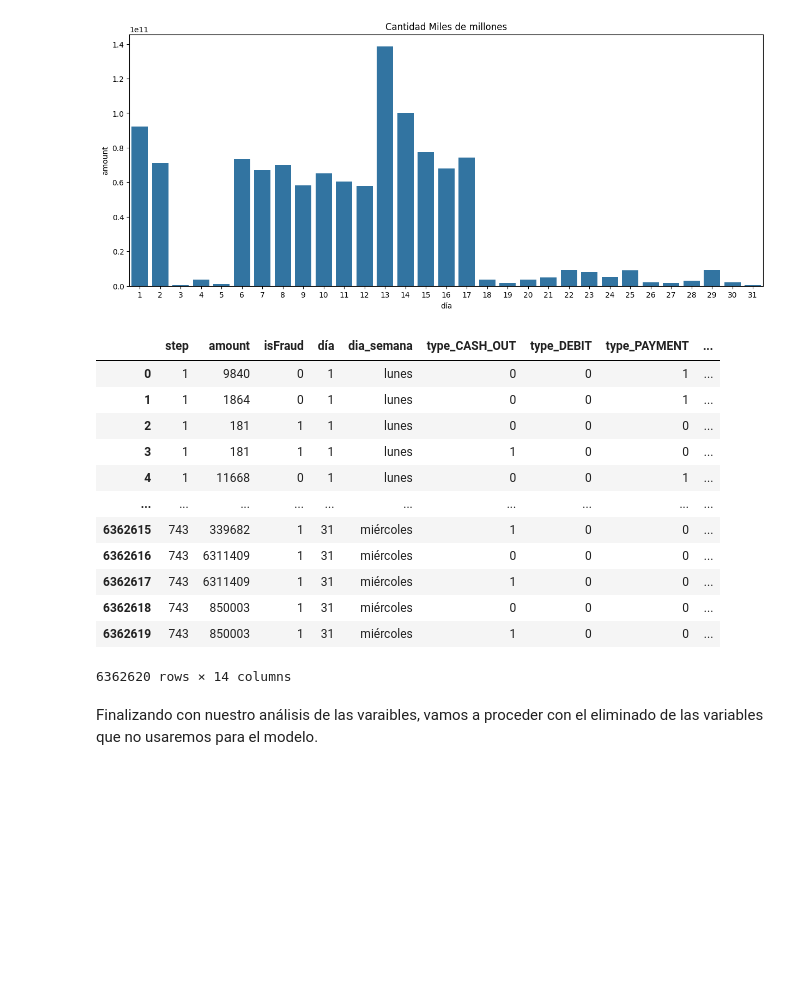
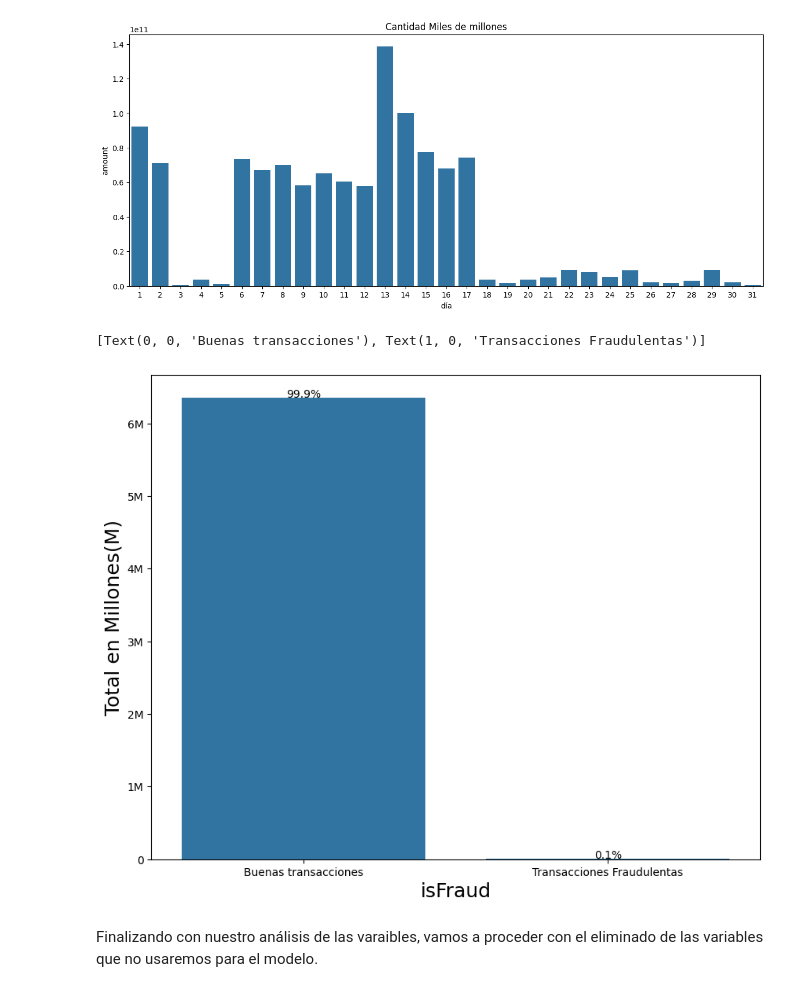
Before and after one commit to Marioarellano21/Financial_Fraud_Detection, a Jupyter notebook: Financial_Fraud_Detection_Final.ipynb, the cells around one changed output. Cells and saved outputs as stored; diff of their text form; code cells hidden in the pictures; blank space fills up the shorter version.

```diff
--- a/Financial_Fraud_Detection_Final.ipynb
+++ b/Financial_Fraud_Detection_Final.ipynb
@@ -365,22 +345,22 @@ def grafico_cantidad_dia():
 grafico_cantidad_dia()
 # %% [output]
 [figure]
-# %%
-df_banco
-# %% [output]
-|  | step | amount | isFraud | día | dia_semana | type_CASH_OUT | type_DEBIT | type_PAYMENT | ... |
-| 0 | 1 | 9840 | 0 | 1 | lunes | 0 | 0 | 1 | ... |
-| 1 | 1 | 1864 | 0 | 1 | lunes | 0 | 0 | 1 | ... |
-| 2 | 1 | 181 | 1 | 1 | lunes | 0 | 0 | 0 | ... |
-| 3 | 1 | 181 | 1 | 1 | lunes | 1 | 0 | 0 | ... |
-| 4 | 1 | 11668 | 0 | 1 | lunes | 0 | 0 | 1 | ... |
-| ... | ... | ... | ... | ... | ... | ... | ... | ... | ... |
-| 6362615 | 743 | 339682 | 1 | 31 | miércoles | 1 | 0 | 0 | ... |
-| 6362616 | 743 | 6311409 | 1 | 31 | miércoles | 0 | 0 | 0 | ... |
-| 6362617 | 743 | 6311409 | 1 | 31 | miércoles | 1 | 0 | 0 | ... |
-| 6362618 | 743 | 850003 | 1 | 31 | miércoles | 0 | 0 | 0 | ... |
-| 6362619 | 743 | 850003 | 1 | 31 | miércoles | 1 | 0 | 0 | ... |
-6362620 rows × 14 columns
+# %%
+# Veamos como esta la variable a estudiar
+fig, axs = plt.subplots(figsize=(10, 8))
+sns.countplot(x="isFraud", data=df_banco)
+# Agregar porcentajes encima de las barras
+total_transacciones = len(df_banco)
+for p in axs.patches:
+    height = p.get_height()
+    axs.text(p.get_x() + p.get_width() / 2, height + 0.1, f"{height/total_transacciones:.1%}", ha="center")
+axs.set_xlabel("isFraud", fontsize=18)
+axs.set_ylabel("Total en Millones(M)", fontsize=18)
+axs.set_yticklabels(["0","1M","2M","3M","4M","5M", "6M"])
+axs.set_xticklabels(["Buenas transacciones","Transacciones Fraudulentas"])
+# %% [output]
+[Text(0, 0, 'Buenas transacciones'), Text(1, 0, 'Transacciones Fraudulentas')]
+[figure, added]
 # %% [markdown]
 Finalizando con nuestro análisis de las varaibles, vamos a proceder con el eliminado de las variables que no usaremos para el modelo.
 # %%
```
Also changed, not shown: parts of 2 cells of this notebook.
